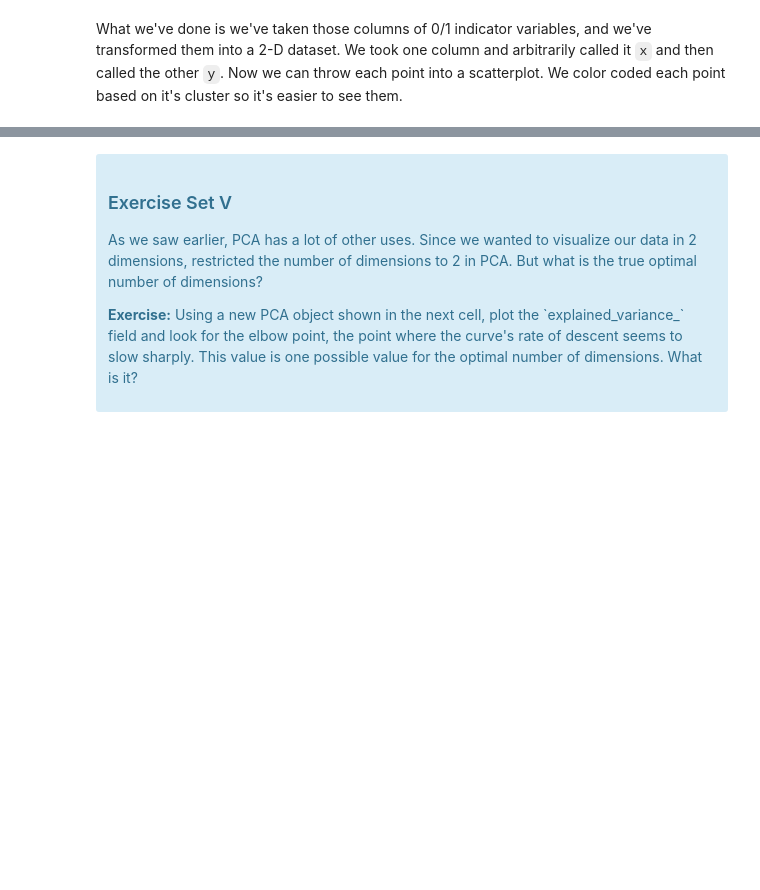
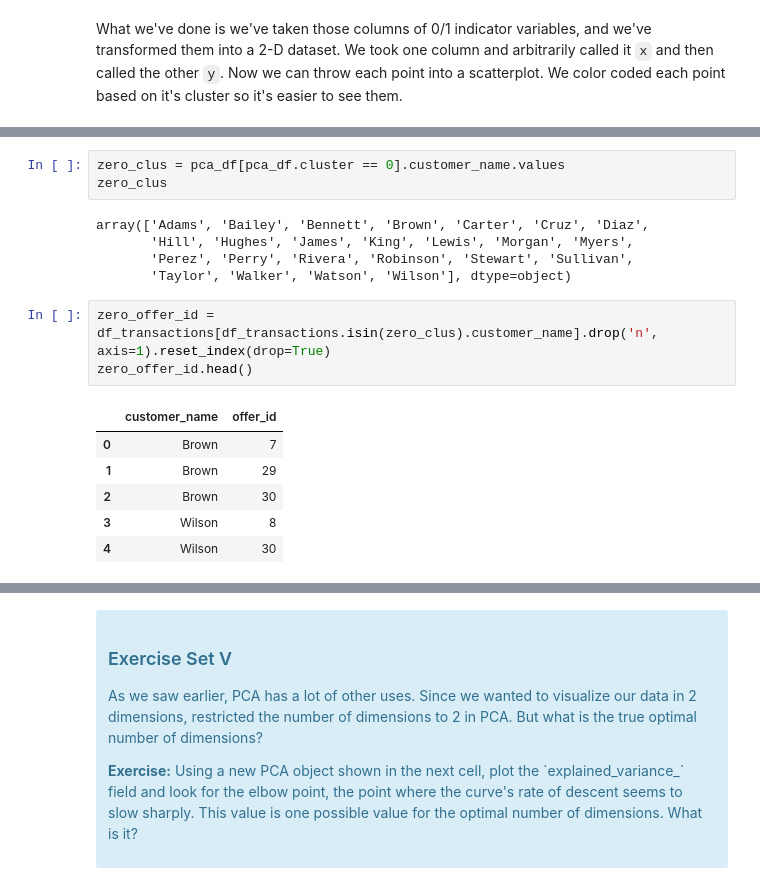
Before and after one commit to SethDKelly/Springboard, a Jupyter notebook: sec11/clustering/Mini_Project_Clustering.ipynb, the cells around one changed output, grey strips where cells are left out. Saved outputs shown, nothing was run; the diff lists cells and outputs as text; blank space fills up the shorter version.

```diff
--- a/sec11/clustering/Mini_Project_Clustering.ipynb
+++ b/sec11/clustering/Mini_Project_Clustering.ipynb
@@ -362,0 +420,18 @@ pca_KMeans_plot(cust_response, x_cols,6)
+# %%
+zero_clus = pca_df[pca_df.cluster == 0].customer_name.values
+zero_clus
+# %% [output]
+array(['Adams', 'Bailey', 'Bennett', 'Brown', 'Carter', 'Cruz', 'Diaz',
+       'Hill', 'Hughes', 'James', 'King', 'Lewis', 'Morgan', 'Myers',
+       'Perez', 'Perry', 'Rivera', 'Robinson', 'Stewart', 'Sullivan',
+       'Taylor', 'Walker', 'Watson', 'Wilson'], dtype=object)
+# %%
+zero_offer_id = df_transactions[df_transactions.isin(zero_clus).customer_name].drop('n', axis=1).reset_index(drop=True)
+zero_offer_id.head()
+# %% [output]
+|  | customer_name | offer_id |
+| 0 | Brown | 7 |
+| 1 | Brown | 29 |
+| 2 | Brown | 30 |
+| 3 | Wilson | 8 |
+| 4 | Wilson | 30 |
```
Also changed, not shown: parts of 14 cells of this notebook.
